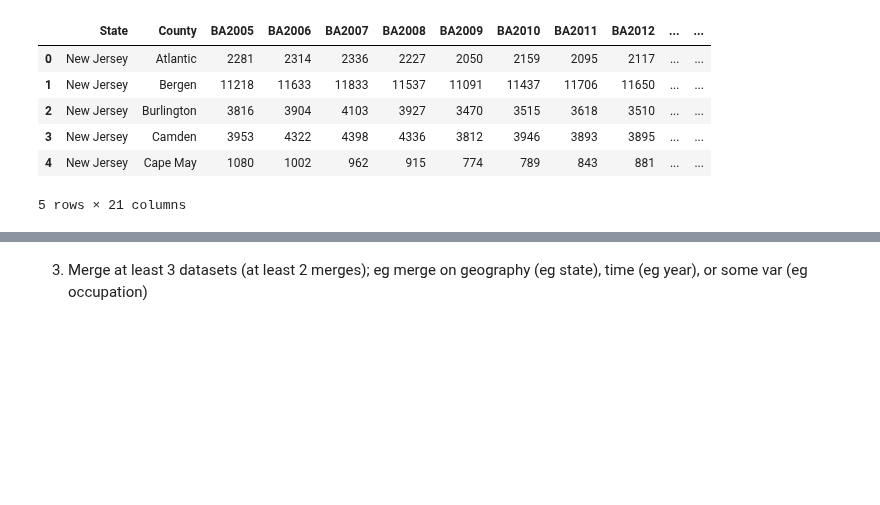
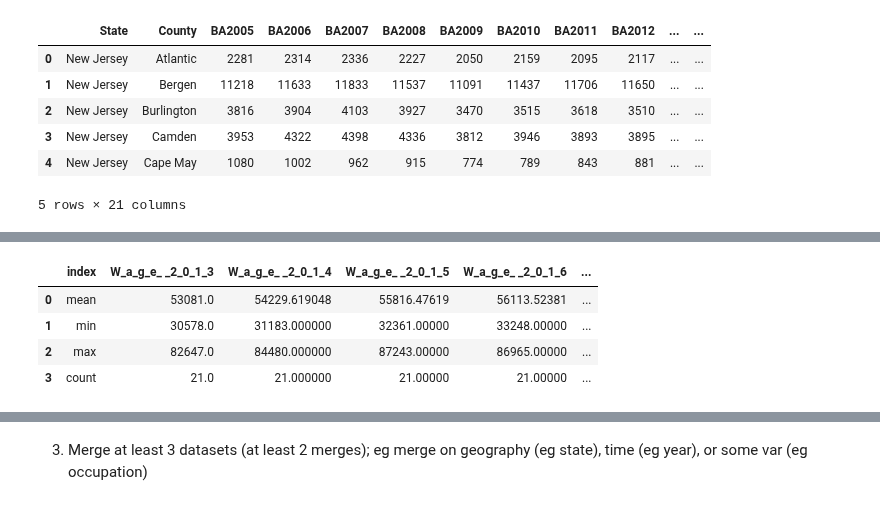
Before and after one commit to shirleyrutgers/DataVis, a Jupyter notebook: PS1.ipynb, the cells around one changed output, grey strips where cells are left out. Saved outputs shown, nothing was run; the diff lists cells and outputs as text; code cells hidden in the pictures; blank space fills up the shorter version.

```diff
--- a/PS1.ipynb
+++ b/PS1.ipynb
@@ -358,0 +359,11 @@ Collabse data
+# %%
+#Before using groupby().agg(), we need to clean the wage values by:
+
+#Removing dollar signs ($) and commas (,)
+#Converting them to numeric values
+
+# Remove "$" and "," from wage columns and convert to numeric
+df3.iloc[:, 1:] = df3.iloc[:, 1:].replace('[\$,]', '', regex=True).astype(float)
+
+# Verify the conversion
+print(df3.dtypes)  # Wages should now be float numbers
@@ -358,0 +384,12 @@ Collabse data
+# %%
+# Collapse wages by county (calculating mean, min, max, and count across all years)
+df3_collapsed = df3.set_index("County").agg(["mean", "min", "max", "count"])
+
+# Flatten multi-index columns for clarity
+df3_collapsed.columns = ['_'.join(map(str, col)) for col in df3_collapsed.columns]
+
+# Reset index to keep "County" as a column
+df3_collapsed.reset_index(inplace=True)
+
+# Display the collapsed dataset
+print(df3_collapsed)
@@ -358,0 +414,8 @@ Collabse data
+# %%
+df3_collapsed.head()
+# %% [output]
+|  | index | W_a_g_e_ _2_0_1_3 | W_a_g_e_ _2_0_1_4 | W_a_g_e_ _2_0_1_5 | W_a_g_e_ _2_0_1_6 | ... |
+| 0 | mean | 53081.0 | 54229.619048 | 55816.47619 | 56113.52381 | ... |
+| 1 | min | 30578.0 | 31183.000000 | 32361.00000 | 33248.00000 | ... |
+| 2 | max | 82647.0 | 84480.000000 | 87243.00000 | 86965.00000 | ... |
+| 3 | count | 21.0 | 21.000000 | 21.00000 | 21.00000 | ... |
```
Also changed, not shown: parts of 8 cells of this notebook.
